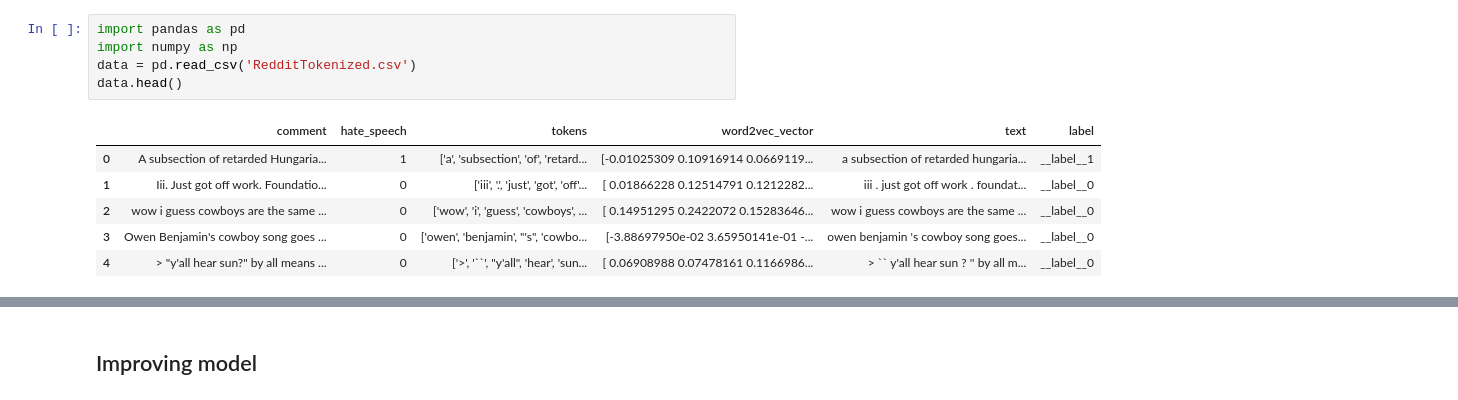
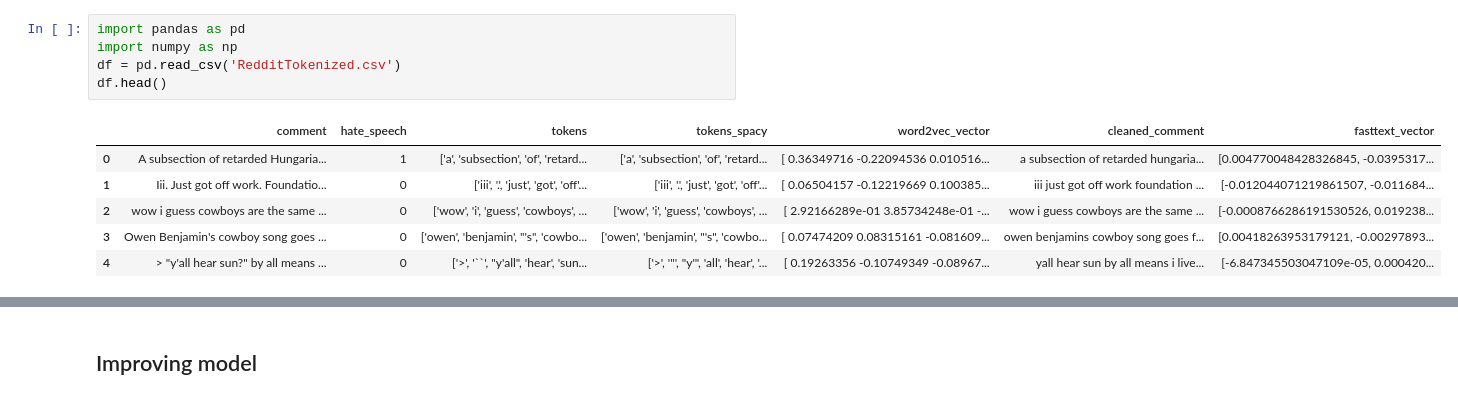
Before and after one commit to spring-board-b2-hate-speech/Group-3, a Jupyter notebook: Data Handling/Evaluation.ipynb, the cells around one changed output, grey strips where cells are left out. Drawn from its saved outputs; the diff is of its cells as text.

```diff
--- a/Data Handling/Evaluation.ipynb
+++ b/Data Handling/Evaluation.ipynb
@@ -1,12 +1,12 @@
 # %%
 import pandas as pd
 import numpy as np
-data = pd.read_csv('RedditTokenized.csv')
-data.head()
+df = pd.read_csv('RedditTokenized.csv')
+df.head()
 # %% [output]
-|  | comment | hate_speech | tokens | word2vec_vector | text | label |
-| 0 | A subsection of retarded Hungaria... | 1 | ['a', 'subsection', 'of', 'retard... | [-0.01025309 0.10916914 0.0669119... | a subsection of retarded hungaria... | __label__1 |
-| 1 | Iii. Just got off work. Foundatio... | 0 | ['iii', '.', 'just', 'got', 'off'... | [ 0.01866228 0.12514791 0.1212282... | iii . just got off work . foundat... | __label__0 |
-| 2 | wow i guess cowboys are the same ... | 0 | ['wow', 'i', 'guess', 'cowboys', ... | [ 0.14951295 0.2422072 0.15283646... | wow i guess cowboys are the same ... | __label__0 |
-| 3 | Owen Benjamin's cowboy song goes ... | 0 | ['owen', 'benjamin', "'s", 'cowbo... | [-3.88697950e-02 3.65950141e-01 -... | owen benjamin 's cowboy song goes... | __label__0 |
-| 4 | > "y'all hear sun?" by all means ... | 0 | ['>', '``', "y'all", 'hear', 'sun... | [ 0.06908988 0.07478161 0.1166986... | > `` y'all hear sun ? '' by all m... | __label__0 |
+|  | comment | hate_speech | tokens | tokens_spacy | word2vec_vector | cleaned_comment | fasttext_vector |
+| 0 | A subsection of retarded Hungaria... | 1 | ['a', 'subsection', 'of', 'retard... | ['a', 'subsection', 'of', 'retard... | [ 0.36349716 -0.22094536 0.010516... | a subsection of retarded hungaria... | [0.004770048428326845, -0.0395317... |
+| 1 | Iii. Just got off work. Foundatio... | 0 | ['iii', '.', 'just', 'got', 'off'... | ['iii', '.', 'just', 'got', 'off'... | [ 0.06504157 -0.12219669 0.100385... | iii just got off work foundation ... | [-0.012044071219861507, -0.011684... |
+| 2 | wow i guess cowboys are the same ... | 0 | ['wow', 'i', 'guess', 'cowboys', ... | ['wow', 'i', 'guess', 'cowboys', ... | [ 2.92166289e-01 3.85734248e-01 -... | wow i guess cowboys are the same ... | [-0.0008766286191530526, 0.019238... |
+| 3 | Owen Benjamin's cowboy song goes ... | 0 | ['owen', 'benjamin', "'s", 'cowbo... | ['owen', 'benjamin', "'s", 'cowbo... | [ 0.07474209 0.08315161 -0.081609... | owen benjamins cowboy song goes f... | [0.00418263953179121, -0.00297893... |
+| 4 | > "y'all hear sun?" by all means ... | 0 | ['>', '``', "y'all", 'hear', 'sun... | ['>', '"', "y'", 'all', 'hear', '... | [ 0.19263356 -0.10749349 -0.08967... | yall hear sun by all means i live... | [-6.847345503047109e-05, 0.000420... |
```
Also changed, not shown: parts of 34 cells of this notebook.
